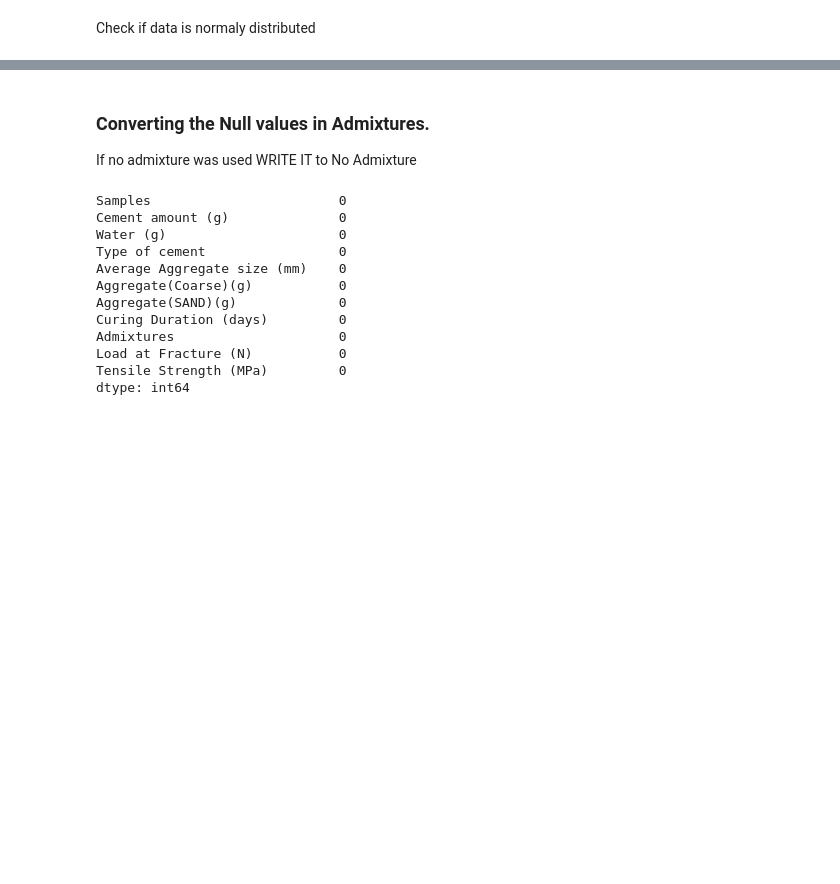
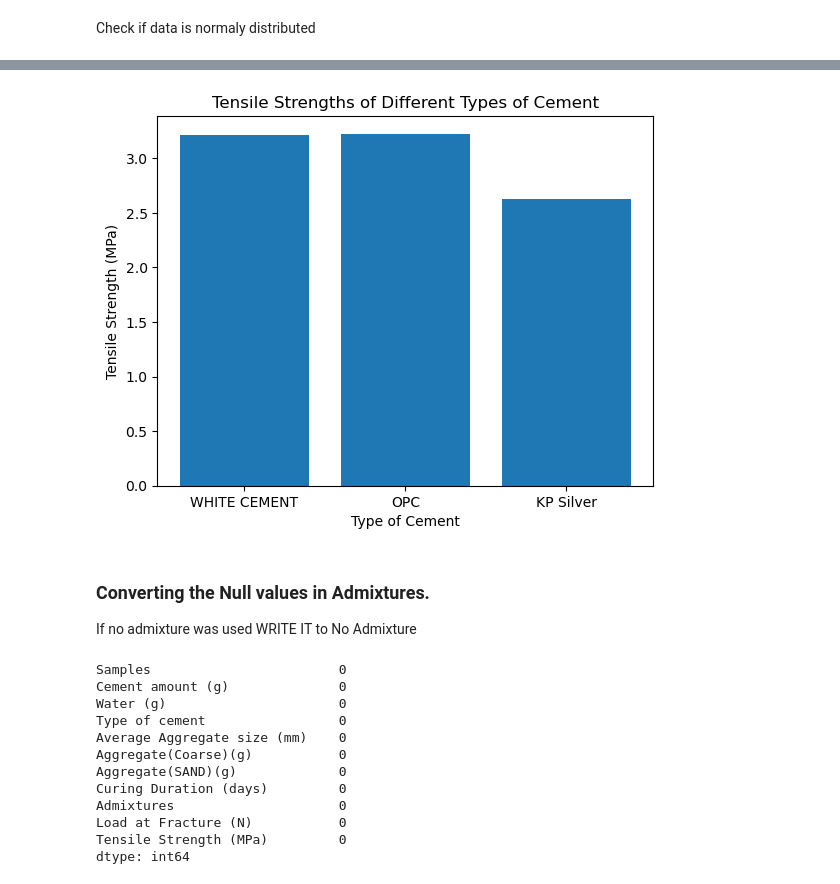
Before and after one commit to Josewathome/Tensile-Prediction-Model, a Jupyter notebook: TESILE Model .ipynb, the cells around one changed output, grey strips where cells are left out. Saved outputs shown, nothing was run; the diff lists cells and outputs as text; code cells hidden in the pictures; blank space fills up the shorter version.

```diff
--- a/TESILE Model .ipynb
+++ b/TESILE Model .ipynb
@@ -75,3 +56,11 @@ for column in data.columns:
+# %%
+plt.bar(data["Type of cement"], data['Tensile Strength (MPa)'])
+plt.title('Tensile Strengths of Different Types of Cement')
+plt.xlabel('Type of Cement')
+plt.ylabel('Tensile Strength (MPa)')
+plt.show()
+# %% [output]
+[figure, added]
 # %% [markdown]
 ### Converting the Null values in Admixtures.
 If no admixture was used WRITE IT to No Admixture
```
Also changed, not shown: parts of 24 cells of this notebook, 23 other files.
